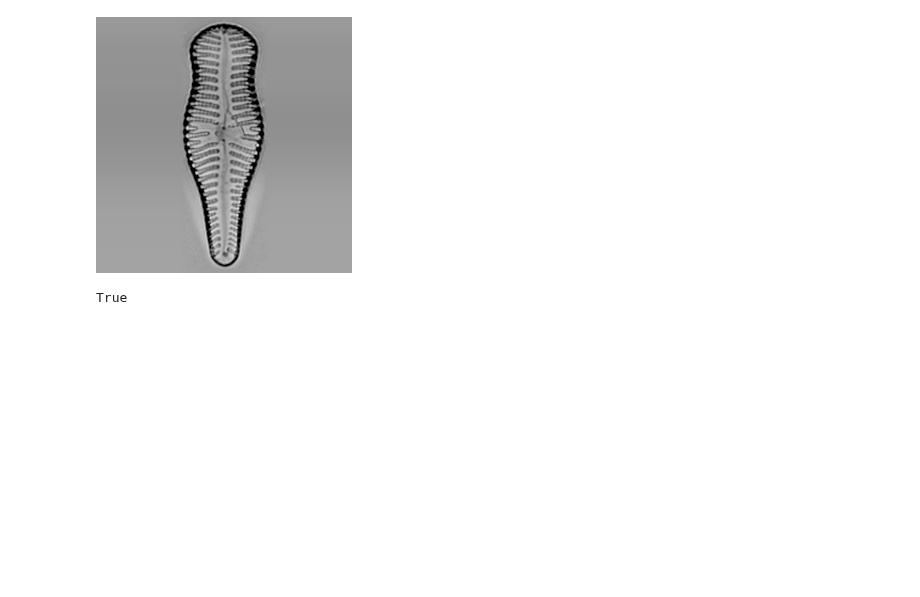
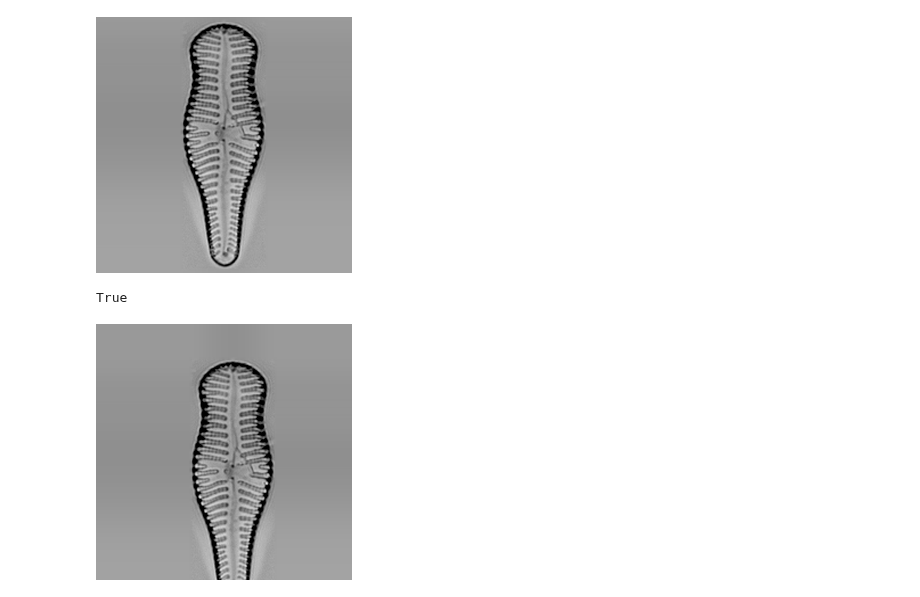
Before and after one commit to xuewengeophysics/Super-Diatom-Classifier, a Jupyter notebook: diatom_classification/thumbnail_classification/illustration.ipynb, the cells around one changed output. Drawn from its saved outputs; the diff is of its cells as text; code cells hidden in the pictures; blank space fills up the shorter version.

```diff
--- a/diatom_classification/thumbnail_classification/illustration.ipynb
+++ b/diatom_classification/thumbnail_classification/illustration.ipynb
@@ -20,4 +23,10 @@ cv2.imwrite(os.path.join(OUTPUT_TMP, "to_square_2.png"), ref_square)
 [figure]
 [figure]
 True
+# %%
+ox, oy = np.random.randint(-30,30,2)/100
+img = tf.keras.preprocessing.image.random_shift(ref_square, ox, oy, row_axis=0, col_axis=1, channel_axis=2, fill_mode='nearest')
+display(Image.fromarray(img))
+# %% [output]
+[figure, added]
 # %%
```
Also changed, not shown: parts of 4 cells of this notebook, 9 other files.
